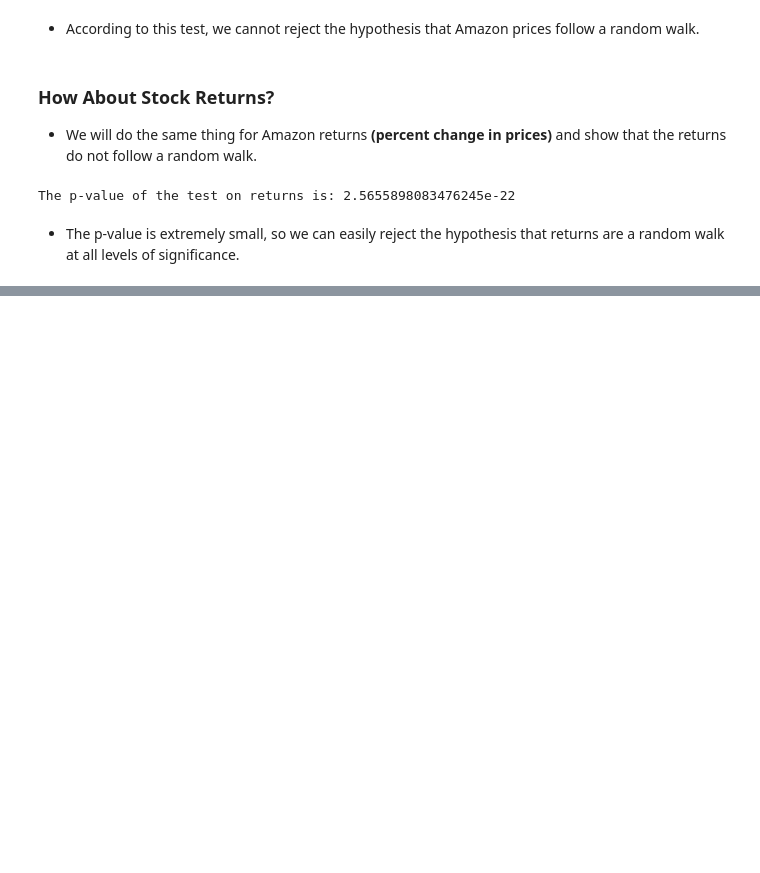
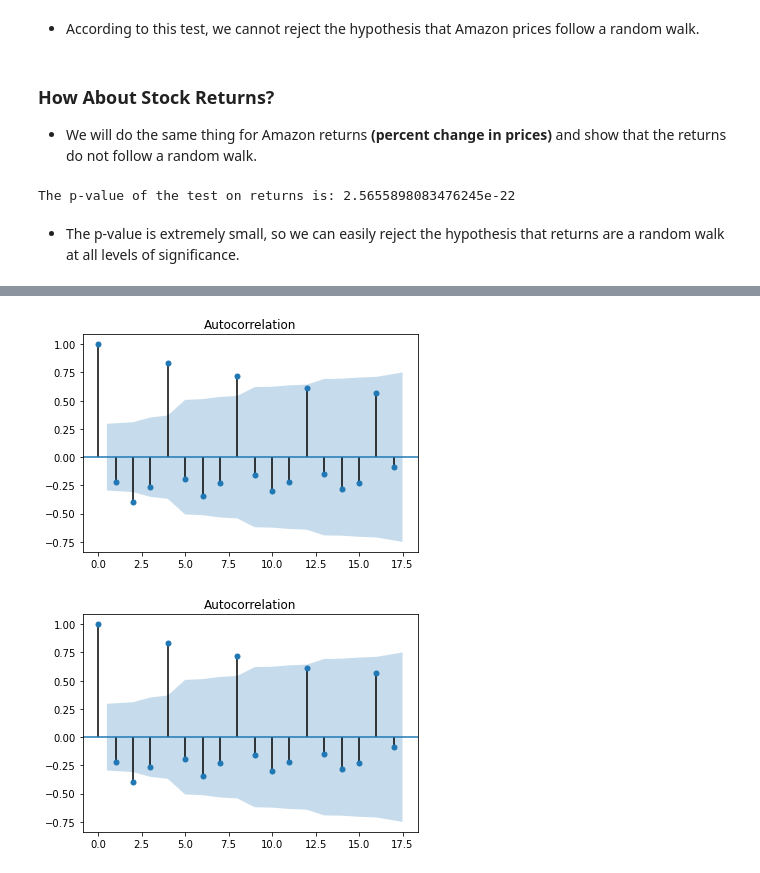
Before and after one commit to naikshubham/Forecasting-using-Python, a Jupyter notebook: Time-Series-Analysis/Time Series Analysis.ipynb, the cells around one changed output, grey strips where cells are left out. Drawn from its saved outputs; the diff is of its cells as text; code cells hidden in the pictures; blank space fills up the shorter version.

```diff
--- a/Time-Series-Analysis/Time Series Analysis.ipynb
+++ b/Time-Series-Analysis/Time Series Analysis.ipynb
@@ -593,0 +600,6 @@ The p-value of the test on returns is: 2.5655898083476245e-22
+# %%
+from statsmodels.graphics.tsaplots import plot_acf
+import numpy as np
+
+HRB = pd.read_csv('./data/fin_data/HRB.csv')
+HRB.head(3)
@@ -593,0 +611,3 @@ The p-value of the test on returns is: 2.5655898083476245e-22
+# %%
+HRB = HRB.set_index('Quarter')
+HRB.head(3)
@@ -593,0 +620,5 @@ The p-value of the test on returns is: 2.5655898083476245e-22
+# %%
+plot_acf(HRB)
+# %% [output]
+[figure, added]
+[figure, added]
```
Also changed, not shown: parts of 7 cells of this notebook, 1 other file.
